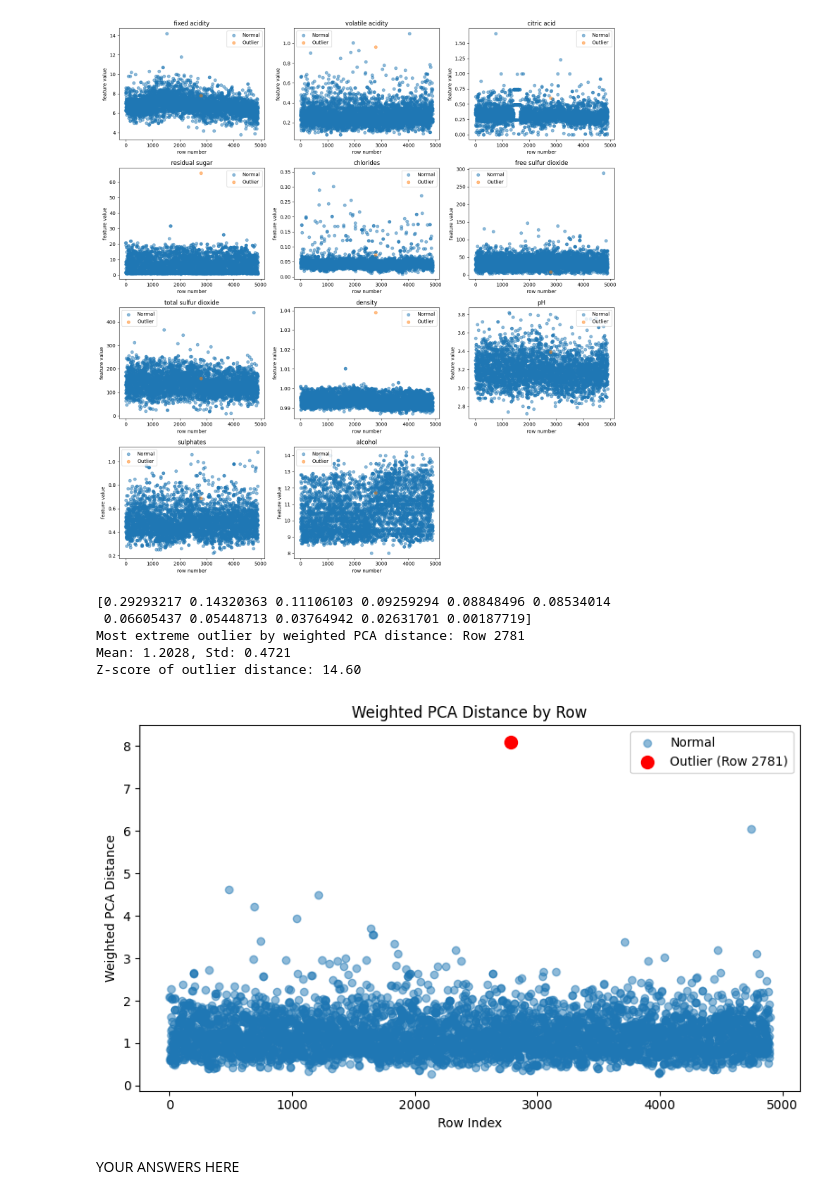
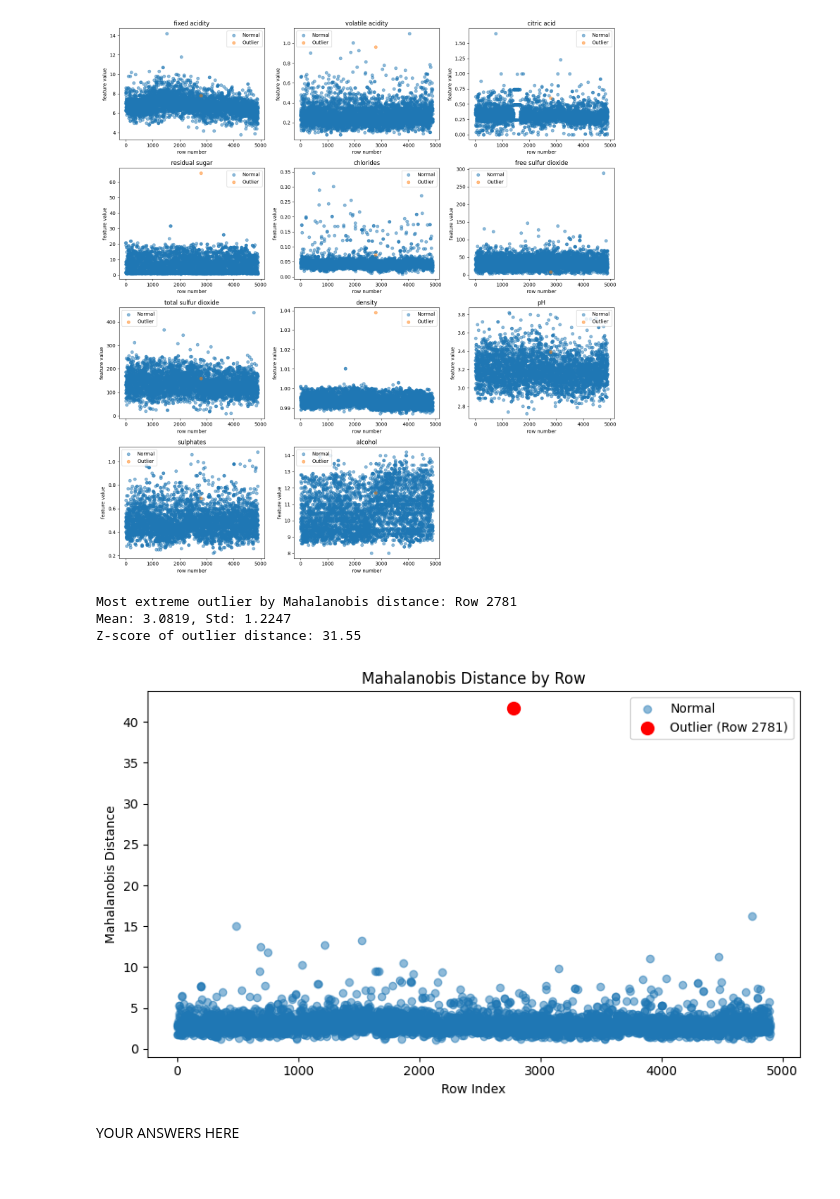
Before and after one commit to reynolkb-bu/dx601-final-project, a Jupyter notebook: project.ipynb, the cells around one changed output. Saved outputs shown, nothing was run; the diff lists cells and outputs as text; code cells hidden in the pictures.

Commit message:
using Mahalanobis instead of weighted PCA

```diff
--- a/project.ipynb
+++ b/project.ipynb
@@ -750,44 +750,38 @@ plt.show()
 # %% [output]
 [figure]
 # %%
-from sklearn.decomposition import PCA
-from sklearn.preprocessing import StandardScaler
+data = input_cols.values
 
-scaler = StandardScaler()
-data_scaled = scaler.fit_transform(input_cols)
+mean = np.mean(data, axis=0)
+cov = np.cov(data, rowvar=False)
+cov_inv = np.linalg.inv(cov)
 
-pca = PCA()
-pca_scores = pca.fit_transform(data_scaled)
+diff = data - mean
+mahal_distances = np.sqrt(np.sum(diff @ cov_inv * diff, axis=1))
 
-weights = pca.explained_variance_ratio_
-weighted_sq_distances = pca_scores**2 * weights
-weighted_distances = np.sqrt(np.sum(weighted_sq_distances, axis=1))
-
-outlier_idx_pca = np.argmax(weighted_distances)
-print(f"Most extreme outlier by weighted PCA distance: Row {outlier_idx_pca}")
-print(f"Mean: {weighted_distances.mean():.4f}, Std: {weighted_distances.std():.4f}")
-print(f"Z-score of outlier distance: {(weighted_distances[outlier_idx_pca] - weighted_distances.mean()) / weighted_distances.std():.2f}")
+outlier_idx_mahal = np.argmax(mahal_distances)
+print(f"Most extreme outlier by Mahalanobis distance: Row {outlier_idx_mahal}")
+print(f"Mean: {mahal_distances.mean():.4f}, Std: {mahal_distances.std():.4f}")
+print(f"Z-score of outlier distance: {(mahal_distances[outlier_idx_mahal] - mahal_distances.mean()) / mahal_distances.std():.2f}")
 # %% [output]
-[0.29293217 0.14320363 0.11106103 0.09259294 0.08848496 0.08534014
- 0.06605437 0.05448713 0.03764942 0.02631701 0.00187719]
-Most extreme outlier by weighted PCA distance: Row 2781
-Mean: 1.2028, Std: 0.4721
-Z-score of outlier distance: 14.60
+Most extreme outlier by Mahalanobis distance: Row 2781
+Mean: 3.0819, Std: 1.2247
+Z-score of outlier distance: 31.55
 # %%
 fig, ax = plt.subplots(figsize=(8, 5))
 
-ax.scatter(range(len(weighted_distances)), weighted_distances, alpha=0.5, label='Normal')
-ax.scatter(outlier_idx_pca, weighted_distances[outlier_idx_pca],
-            color='red', s=100, label=f'Outlier (Row {outlier_idx_pca})')
+ax.scatter(range(len(mahal_distances)), mahal_distances, alpha=0.5, label='Normal')
+ax.scatter(outlier_idx_mahal, mahal_distances[outlier_idx_mahal],
+            color='red', s=100, label=f'Outlier (Row {outlier_idx_mahal})')
 ax.set_xlabel('Row Index')
-ax.set_ylabel('Weighted PCA Distance')
-ax.set_title('Weighted PCA Distance by Row')
+ax.set_ylabel('Mahalanobis Distance')
+ax.set_title('Mahalanobis Distance by Row')
 ax.legend()
 
 plt.tight_layout()
 plt.show()
 # %% [output]
-[figure, old version]
+[figure, new version]
 # %% [markdown]
 YOUR ANSWERS HERE
 # %% [markdown]
```
Also changed, not shown: parts of 2 cells of this notebook.
